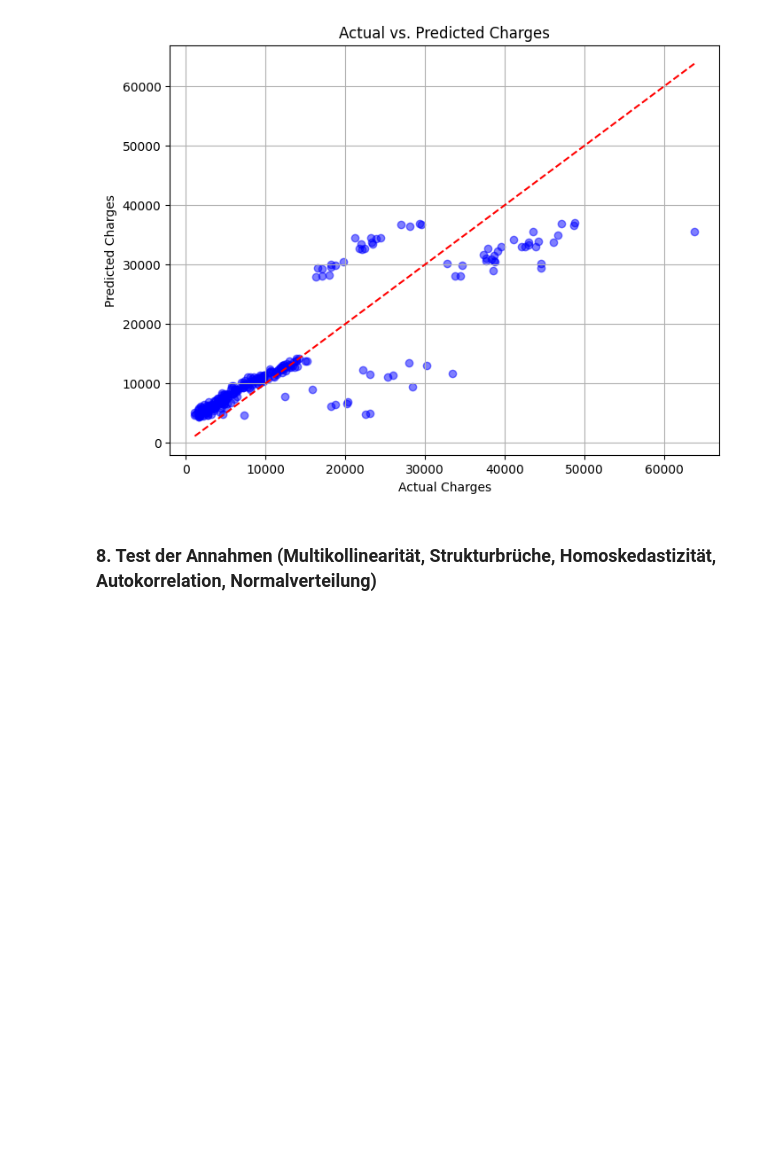
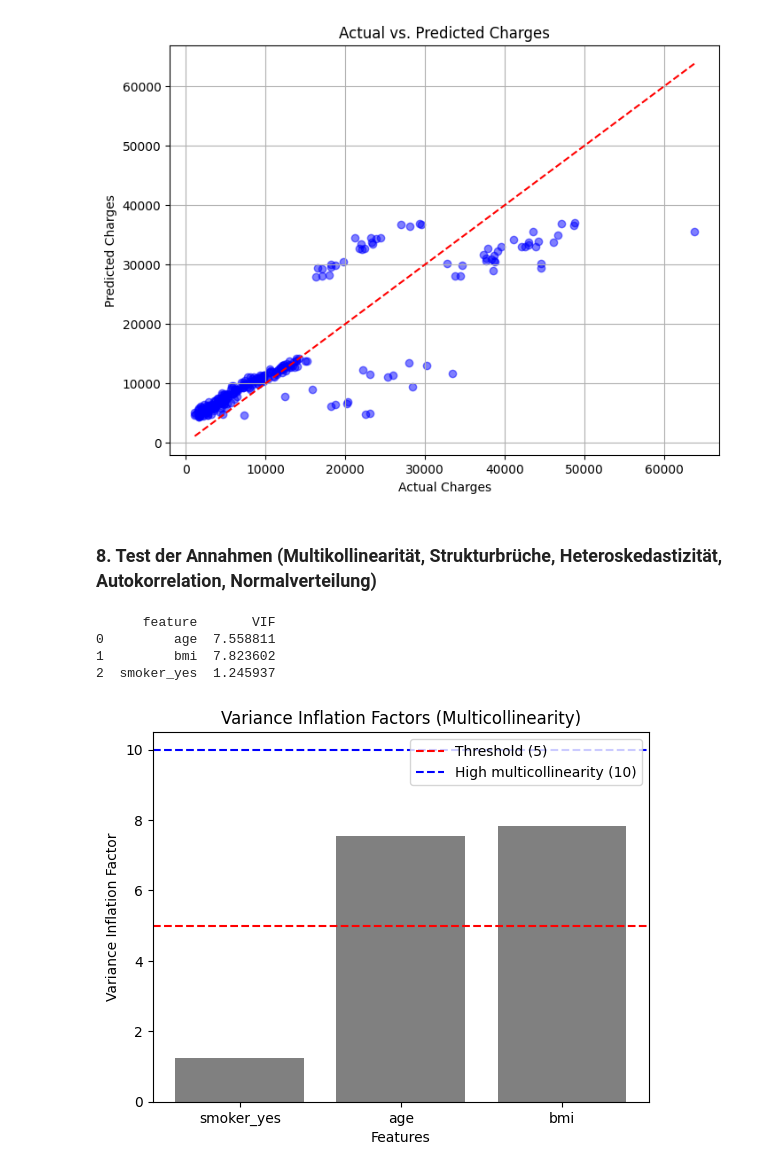
Before and after one commit to BrockherdeT/econometrics, a Jupyter notebook: shared_A2.ipynb, the cells around one changed output. Drawn from its saved outputs; the diff is of its cells as text; code cells hidden in the pictures; blank space fills up the shorter version.

```diff
--- a/shared_A2.ipynb
+++ b/shared_A2.ipynb
@@ -620,4 +624,30 @@ plt.show()
 # %% [output]
 [figure]
 # %% [markdown]
-### 8. Test der Annahmen (Multikollinearität, Strukturbrüche, Homoskedastizität, Autokorrelation, Normalverteilung)
+### 8. Test der Annahmen (Multikollinearität, Strukturbrüche, Heteroskedastizität, Autokorrelation, Normalverteilung)
+# %%
+# Berechnung des Variance Inflation Factors (VIF)
+vif_data = pd.DataFrame()
+vif_data["feature"] = X_train.columns
+vif_data["VIF"] = [variance_inflation_factor(X_train.values, i) for i in range(X_train.shape[1])]
+
+print(vif_data)
+
+# Plotting
+fig, ax = plt.subplots()
+vif_data.sort_values('VIF', inplace=True)
+ax.bar(vif_data['feature'], vif_data['VIF'], color='grey')
+ax.set_xlabel('Features')
+ax.set_ylabel('Variance Inflation Factor')
+ax.set_title('Variance Inflation Factors (Multicollinearity)')
+ax.axhline(5, color='red', linestyle='--', label='Threshold (5)')
+ax.axhline(10, color='blue', linestyle='--', label='High multicollinearity (10)')
+ax.legend()
+
+plt.show()
+# %% [output]
+      feature       VIF
+0         age  7.558811
+1         bmi  7.823602
+2  smoker_yes  1.245937
+[figure, added]
```
Also changed, not shown: parts of 16 cells of this notebook.
